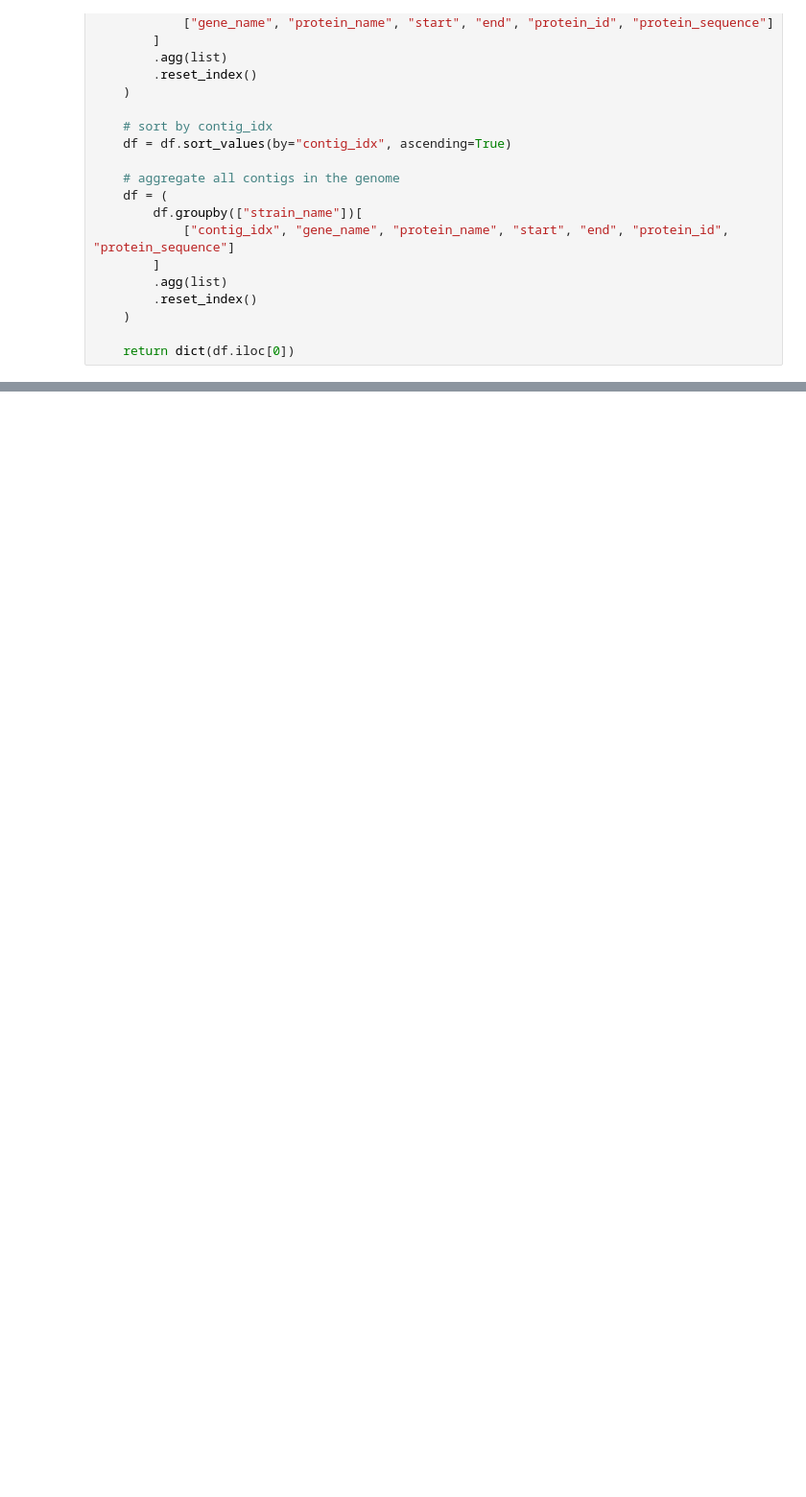
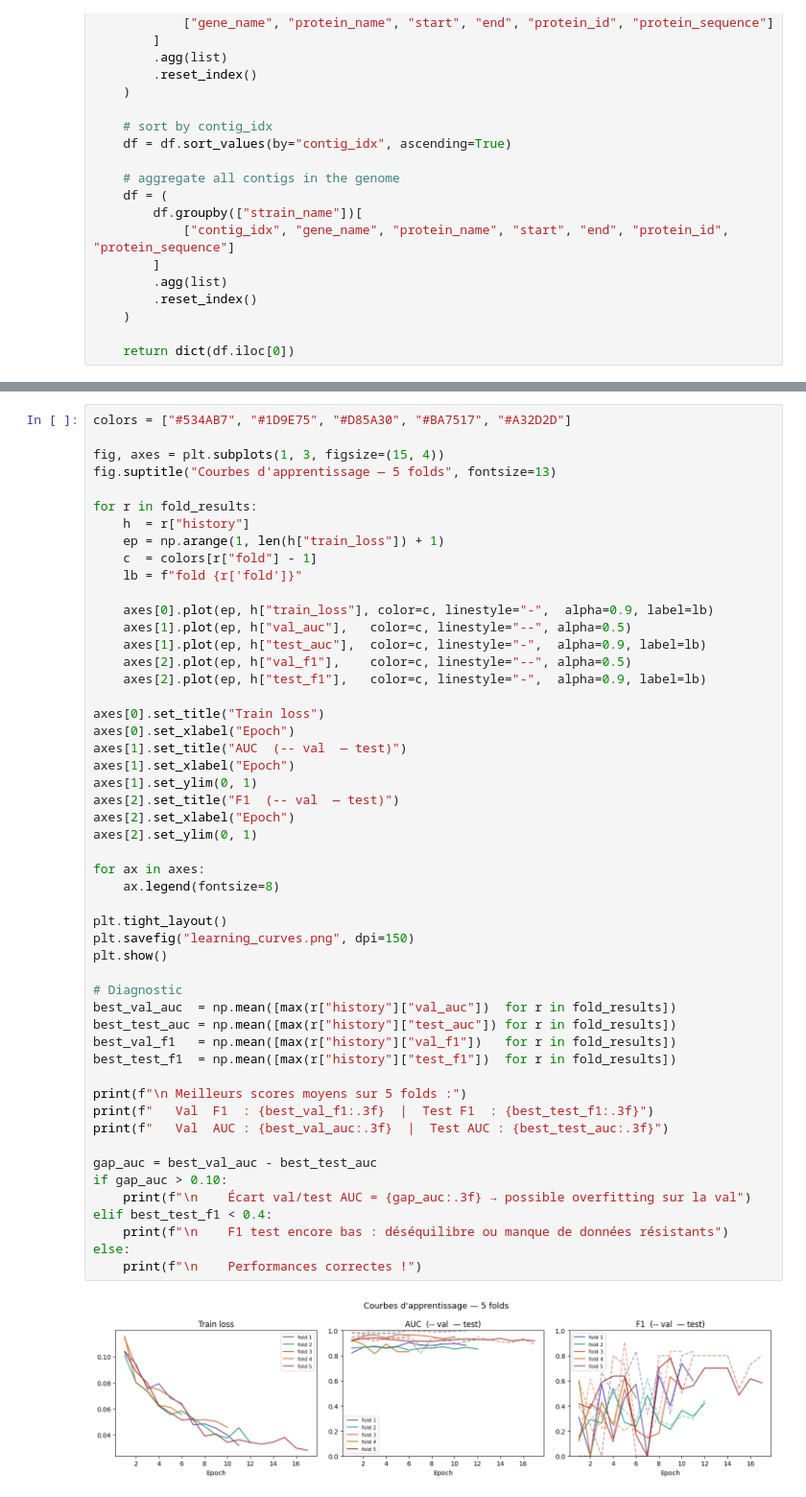
Before and after one commit to labgem/FSL-MIL, a Jupyter notebook: FSL_strategy.ipynb, the cells around one changed output, grey strips where cells are left out. Shown at 96% size. Saved outputs shown, nothing was run; the diff lists cells and outputs as text; blank space fills up the shorter version.

```diff
--- a/FSL_strategy.ipynb
+++ b/FSL_strategy.ipynb
@@ -2344,0 +863,53 @@ plt.show()
+# %%
+colors = ["#534AB7", "#1D9E75", "#D85A30", "#BA7517", "#A32D2D"]
+
+fig, axes = plt.subplots(1, 3, figsize=(15, 4))
+fig.suptitle("Courbes d'apprentissage — 5 folds", fontsize=13)
+
+for r in fold_results:
+    h  = r["history"]
+    ep = np.arange(1, len(h["train_loss"]) + 1)
+    c  = colors[r["fold"] - 1]
+    lb = f"fold {r['fold']}"
+
+    axes[0].plot(ep, h["train_loss"], color=c, linestyle="-",  alpha=0.9, label=lb)
+    axes[1].plot(ep, h["val_auc"],   color=c, linestyle="--", alpha=0.5)
+    axes[1].plot(ep, h["test_auc"],  color=c, linestyle="-",  alpha=0.9, label=lb)
+    axes[2].plot(ep, h["val_f1"],    color=c, linestyle="--", alpha=0.5)
+    axes[2].plot(ep, h["test_f1"],   color=c, linestyle="-",  alpha=0.9, label=lb)
+
+axes[0].set_title("Train loss")
+axes[0].set_xlabel("Epoch")
+axes[1].set_title("AUC  (-- val  — test)")
+axes[1].set_xlabel("Epoch")
+axes[1].set_ylim(0, 1)
+axes[2].set_title("F1  (-- val  — test)")
+axes[2].set_xlabel("Epoch")
+axes[2].set_ylim(0, 1)
+
+for ax in axes:
+    ax.legend(fontsize=8)
+
+plt.tight_layout()
+plt.savefig("learning_curves.png", dpi=150)
+plt.show()
+
+# Diagnostic
+best_val_auc  = np.mean([max(r["history"]["val_auc"])  for r in fold_results])
+best_test_auc = np.mean([max(r["history"]["test_auc"]) for r in fold_results])
+best_val_f1   = np.mean([max(r["history"]["val_f1"])   for r in fold_results])
+best_test_f1  = np.mean([max(r["history"]["test_f1"])  for r in fold_results])
+
+print(f"\n Meilleurs scores moyens sur 5 folds :")
+print(f"   Val  F1  : {best_val_f1:.3f}  |  Test F1  : {best_test_f1:.3f}")
+print(f"   Val  AUC : {best_val_auc:.3f}  |  Test AUC : {best_test_auc:.3f}")
+
+gap_auc = best_val_auc - best_test_auc
+if gap_auc > 0.10:
+    print(f"\n    Écart val/test AUC = {gap_auc:.3f} → possible overfitting sur la val")
+elif best_test_f1 < 0.4:
+    print(f"\n    F1 test encore bas : déséquilibre ou manque de données résistants")
+else:
+    print(f"\n    Performances correctes !")
+# %% [output]
+[figure, added]
```
Also changed, not shown: parts of 33 cells of this notebook.
